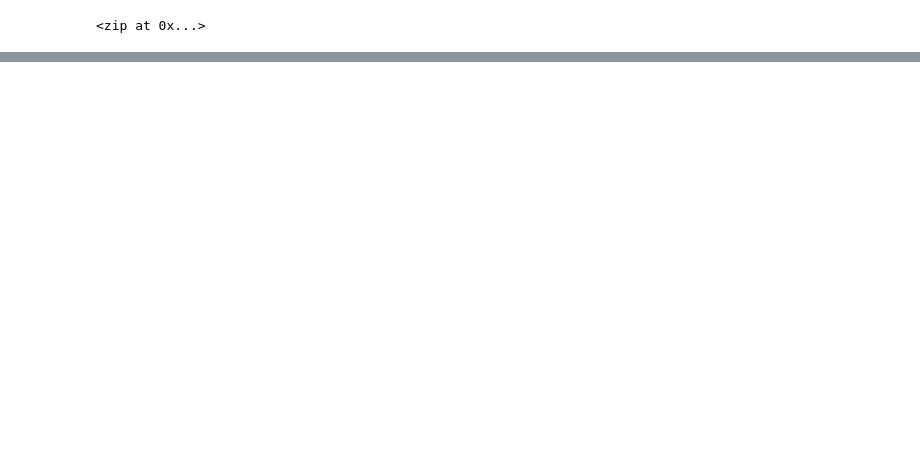
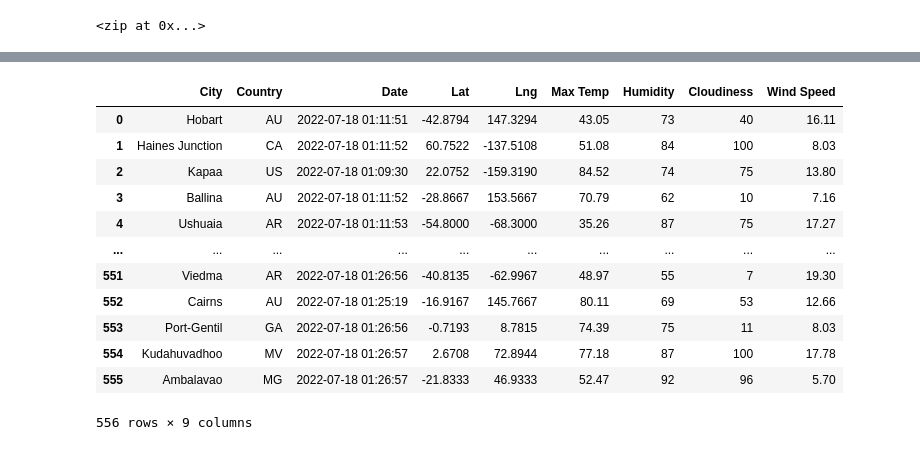
Before and after one commit to AviLevyHTX/World_Weather_Analysis, a Jupyter notebook: WeatherPy.ipynb, the cells around one changed output, grey strips where cells are left out. Saved outputs shown, nothing was run; the diff lists cells and outputs as text; code cells hidden in the pictures; blank space fills up the shorter version.

```diff
--- a/WeatherPy.ipynb
+++ b/WeatherPy.ipynb
@@ -32,0 +39,4 @@ len(cities)
+# %%
+# Starting URL for Weather Map API Call.
+url = "http://api.openweathermap.org/data/2.5/weather?units=Imperial&APPID=" + weather_api_key
+print(url)
@@ -32,0 +126,4 @@ len(cities)
+# %%
+# Convert the array of dictionaries to a Pandas DataFrame.
+city_data_df = pd.DataFrame(city_data)
+city_data_df.head(10)
@@ -32,0 +142,20 @@ len(cities)
+# %%
+#rearrange columns
+new_column_order = ["City", "Country", "Date", "Lat", "Lng", "Max Temp", "Humidity", "Cloudiness", "Wind Speed"]
+city_data_df= city_data_df[new_column_order]
+# %%
+city_data_df
+# %% [output]
+|  | City | Country | Date | Lat | Lng | Max Temp | Humidity | Cloudiness | Wind Speed |
+| 0 | Hobart | AU | 2022-07-18 01:11:51 | -42.8794 | 147.3294 | 43.05 | 73 | 40 | 16.11 |
+| 1 | Haines Junction | CA | 2022-07-18 01:11:52 | 60.7522 | -137.5108 | 51.08 | 84 | 100 | 8.03 |
+| 2 | Kapaa | US | 2022-07-18 01:09:30 | 22.0752 | -159.3190 | 84.52 | 74 | 75 | 13.80 |
+| 3 | Ballina | AU | 2022-07-18 01:11:52 | -28.8667 | 153.5667 | 70.79 | 62 | 10 | 7.16 |
+| 4 | Ushuaia | AR | 2022-07-18 01:11:53 | -54.8000 | -68.3000 | 35.26 | 87 | 75 | 17.27 |
+| ... | ... | ... | ... | ... | ... | ... | ... | ... | ... |
+| 551 | Viedma | AR | 2022-07-18 01:26:56 | -40.8135 | -62.9967 | 48.97 | 55 | 7 | 19.30 |
+| 552 | Cairns | AU | 2022-07-18 01:25:19 | -16.9167 | 145.7667 | 80.11 | 69 | 53 | 12.66 |
+| 553 | Port-Gentil | GA | 2022-07-18 01:26:56 | -0.7193 | 8.7815 | 74.39 | 75 | 11 | 8.03 |
+| 554 | Kudahuvadhoo | MV | 2022-07-18 01:26:57 | 2.6708 | 72.8944 | 77.18 | 87 | 100 | 17.78 |
+| 555 | Ambalavao | MG | 2022-07-18 01:26:57 | -21.8333 | 46.9333 | 52.47 | 92 | 96 | 5.70 |
+556 rows × 9 columns
```
Also changed, not shown: parts of 15 cells of this notebook.
